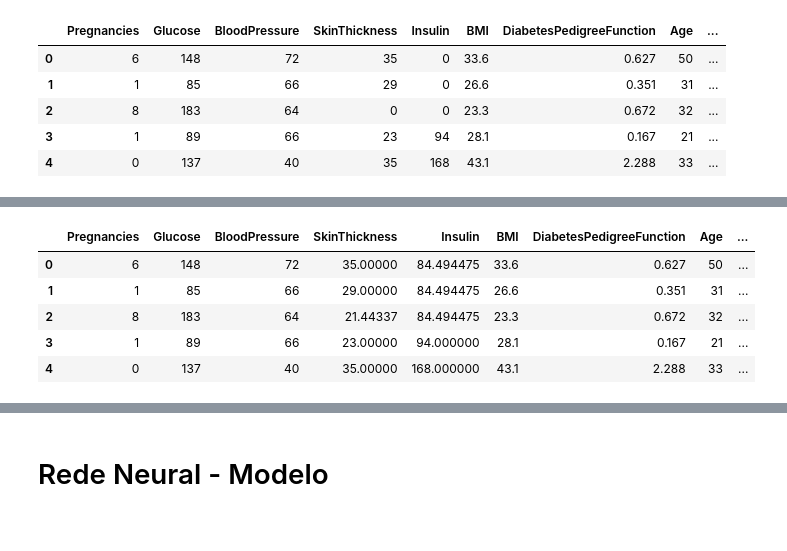
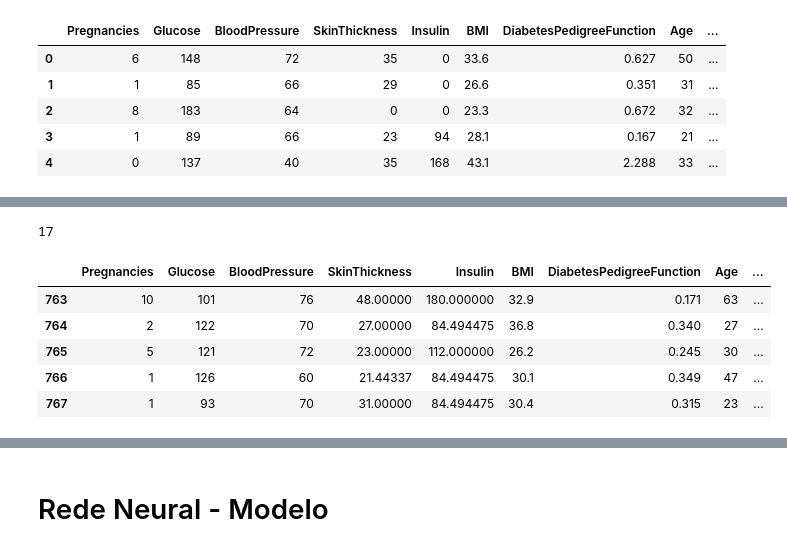
Before and after one commit to mcardinalian/IA-FIC-IFSP, a Jupyter notebook: Aula_06/Aula_06_redes_neurais.ipynb, the cells around one changed output, grey strips where cells are left out. Drawn from its saved outputs; the diff is of its cells as text; code cells hidden in the pictures.

```diff
--- a/Aula_06/Aula_06_redes_neurais.ipynb
+++ b/Aula_06/Aula_06_redes_neurais.ipynb
@@ -61,4 +49,8 @@ df.describe()
 x_features = ['Pregnancies', 'Glucose', 'BloodPressure', 'SkinThickness', 'Insulin', 'BMI', 'DiabetesPedigreeFunction', 'Age']
 # %%
 px.violin(df['Pregnancies'])
+# %%
+df['Pregnancies'].max()
+# %% [output]
+17
 # %%
@@ -74,14 +66,14 @@ media_Insulin = df['Insulin'].mean()
 df['SkinThickness'] = np.where(df['SkinThickness'] < 5, media_SkinThickness, df['SkinThickness'])
 df['Insulin'] = np.where(df['Insulin'] < 10, media_Insulin, df['Insulin'])
 # %%
-df.head()
+df.tail()
 # %% [output]
 |  | Pregnancies | Glucose | BloodPressure | SkinThickness | Insulin | BMI | DiabetesPedigreeFunction | Age | ... |
-| 0 | 6 | 148 | 72 | 35.00000 | 84.494475 | 33.6 | 0.627 | 50 | ... |
-| 1 | 1 | 85 | 66 | 29.00000 | 84.494475 | 26.6 | 0.351 | 31 | ... |
-| 2 | 8 | 183 | 64 | 21.44337 | 84.494475 | 23.3 | 0.672 | 32 | ... |
-| 3 | 1 | 89 | 66 | 23.00000 | 94.000000 | 28.1 | 0.167 | 21 | ... |
-| 4 | 0 | 137 | 40 | 35.00000 | 168.000000 | 43.1 | 2.288 | 33 | ... |
+| 763 | 10 | 101 | 76 | 48.00000 | 180.000000 | 32.9 | 0.171 | 63 | ... |
+| 764 | 2 | 122 | 70 | 27.00000 | 84.494475 | 36.8 | 0.340 | 27 | ... |
+| 765 | 5 | 121 | 72 | 23.00000 | 112.000000 | 26.2 | 0.245 | 30 | ... |
+| 766 | 1 | 126 | 60 | 21.44337 | 84.494475 | 30.1 | 0.349 | 47 | ... |
+| 767 | 1 | 93 | 70 | 31.00000 | 84.494475 | 30.4 | 0.315 | 23 | ... |
 # %%
 df.describe()
 # %% [output]
```
Also changed, not shown: parts of 12 cells of this notebook, 2 other files.
